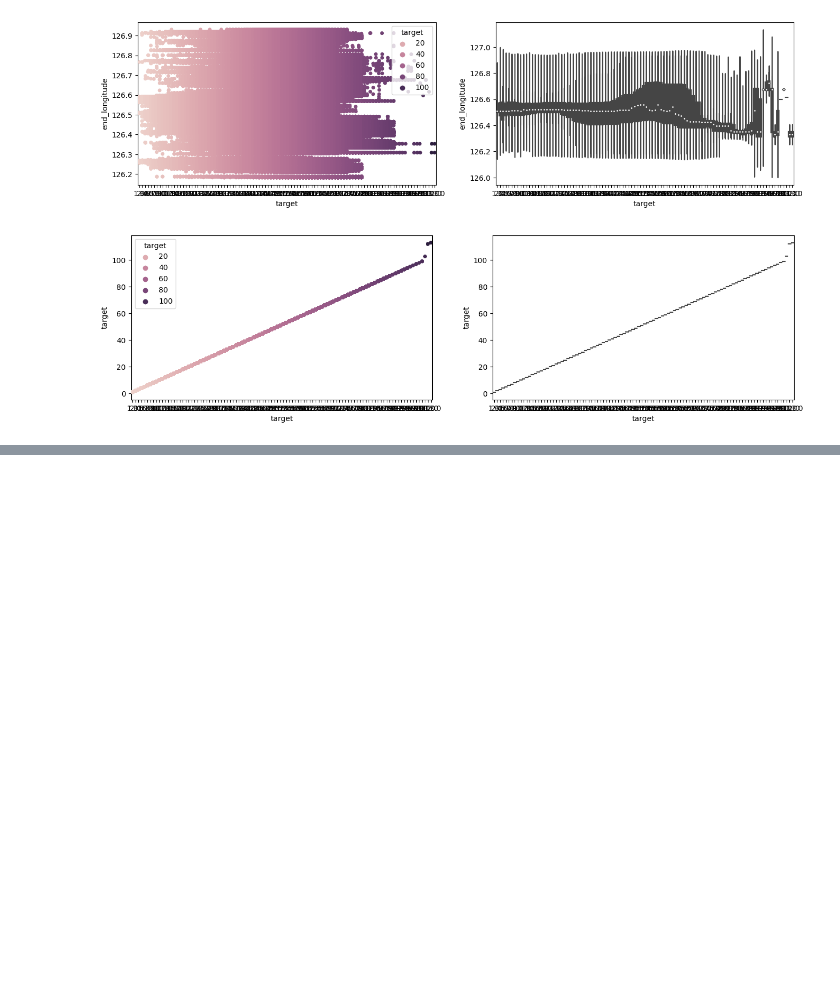
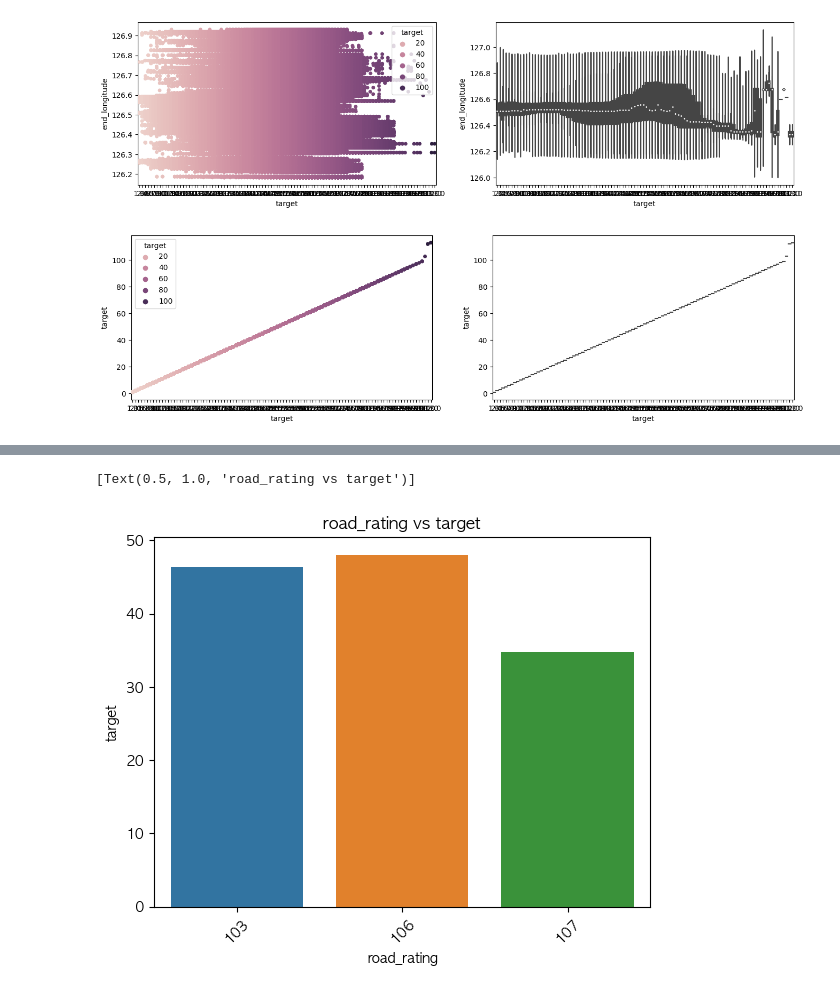
Before and after one commit to yyeseull/Side_Project, a Jupyter notebook: DACON/Jeju_traffic/jeju_traffic_eda.ipynb, the cells around one changed output, grey strips where cells are left out. Drawn from its saved outputs; the diff is of its cells as text; code cells hidden in the pictures; blank space fills up the shorter version.

```diff
--- a/DACON/Jeju_traffic/jeju_traffic_eda.ipynb
+++ b/DACON/Jeju_traffic/jeju_traffic_eda.ipynb
@@ -207,0 +227,6 @@ show_dist_plot(df_train,'target', numerical_columns)
+# %%
+plt.xticks(rotation=45)
+sns.barplot(x='road_rating',y='target',data=df_rating_target).set(title='road_rating vs target')
+# %% [output]
+[Text(0.5, 1.0, 'road_rating vs target')]
+[figure, added]
```
Also changed, not shown: parts of 9 cells of this notebook.
